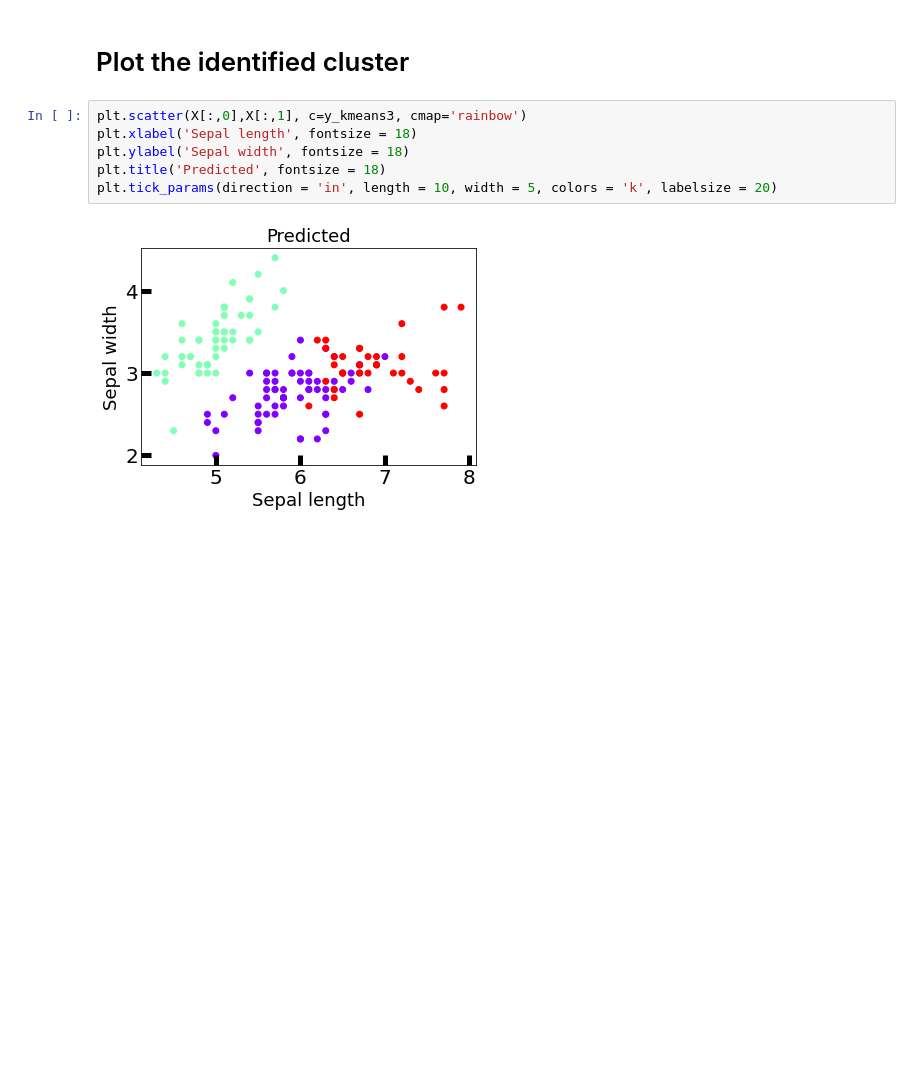
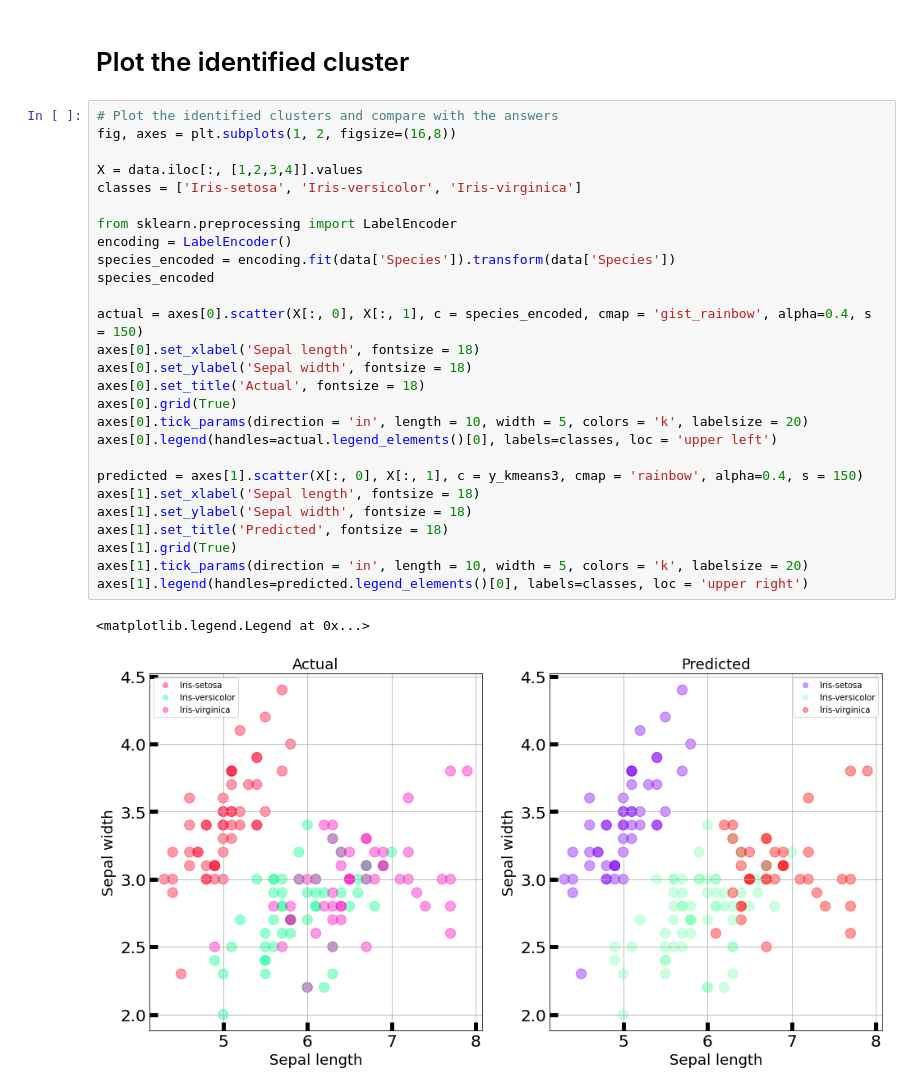
Before and after one commit to OmkarPatkar/TheSparksFoundationInternship, a Jupyter notebook: TSF_Task2_OptimumClusterPrediction.ipynb, the cells around one changed output. Saved outputs shown, nothing was run; the diff lists cells and outputs as text; blank space fills up the shorter version.

```diff
--- a/TSF_Task2_OptimumClusterPrediction.ipynb
+++ b/TSF_Task2_OptimumClusterPrediction.ipynb
@@ -175,11 +175,33 @@ array([[5.9016129 , 2.7483871 , 4.39354839, 1.43387097],
        [6.85      , 3.07368421, 5.74210526, 2.07105263]])
 # %% [markdown]
 # Plot the identified cluster
-# %%
-plt.scatter(X[:,0],X[:,1], c=y_kmeans3, cmap='rainbow')
-plt.xlabel('Sepal length', fontsize = 18)
-plt.ylabel('Sepal width', fontsize = 18)
-plt.title('Predicted', fontsize = 18)
-plt.tick_params(direction = 'in', length = 10, width = 5, colors = 'k', labelsize = 20)
-# %% [output]
-[figure, removed]
+# %%
+# Plot the identified clusters and compare with the answers
+fig, axes = plt.subplots(1, 2, figsize=(16,8))
+
+X = data.iloc[:, [1,2,3,4]].values
+classes = ['Iris-setosa', 'Iris-versicolor', 'Iris-virginica']
+
+from sklearn.preprocessing import LabelEncoder
+encoding = LabelEncoder()
+species_encoded = encoding.fit(data['Species']).transform(data['Species'])
+species_encoded
+
+actual = axes[0].scatter(X[:, 0], X[:, 1], c = species_encoded, cmap = 'gist_rainbow', alpha=0.4, s = 150)
+axes[0].set_xlabel('Sepal length', fontsize = 18)
+axes[0].set_ylabel('Sepal width', fontsize = 18)
+axes[0].set_title('Actual', fontsize = 18)
+axes[0].grid(True)
+axes[0].tick_params(direction = 'in', length = 10, width = 5, colors = 'k', labelsize = 20)
+axes[0].legend(handles=actual.legend_elements()[0], labels=classes, loc = 'upper left')
+
+predicted = axes[1].scatter(X[:, 0], X[:, 1], c = y_kmeans3, cmap = 'rainbow', alpha=0.4, s = 150)
+axes[1].set_xlabel('Sepal length', fontsize = 18)
+axes[1].set_ylabel('Sepal width', fontsize = 18)
+axes[1].set_title('Predicted', fontsize = 18)
+axes[1].grid(True)
+axes[1].tick_params(direction = 'in', length = 10, width = 5, colors = 'k', labelsize = 20)
+axes[1].legend(handles=predicted.legend_elements()[0], labels=classes, loc = 'upper right')
+# %% [output]
+<matplotlib.legend.Legend at 0x...>
+[figure, added]
```
Also changed, not shown: parts of 4 cells of this notebook.
